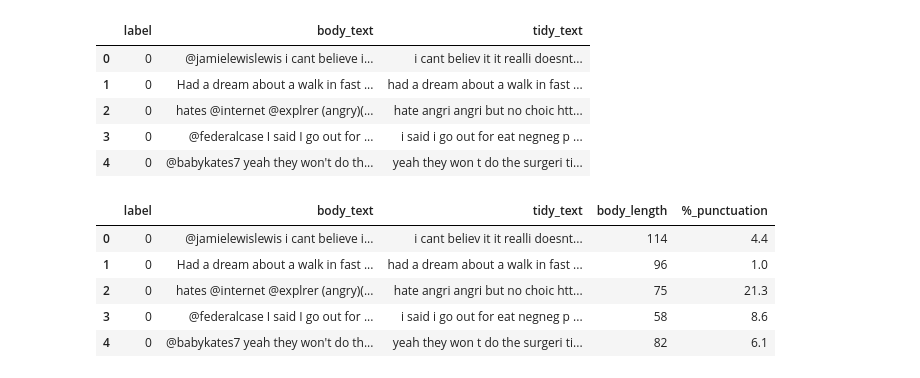
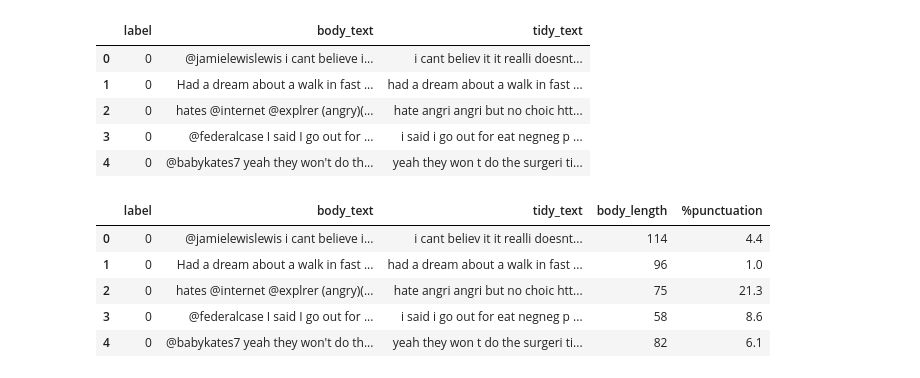
Before and after one commit to crisvarai/sentiment_analysis_deployment, a Jupyter notebook: Sentiment_Analysis_Implentation.ipynb, the cells around one changed output. Cells and saved outputs as stored; diff of their text form; code cells hidden in the pictures.

```diff
--- a/Sentiment_Analysis_Implentation.ipynb
+++ b/Sentiment_Analysis_Implentation.ipynb
@@ -127,10 +139,10 @@ def punct_count(in_text):
     return round(count/(len(in_text) - in_text.count(" ")), 3)*100
 # %%
 data['body_length'] = data['body_text'].apply(lambda x: len(x) - x.count(" "))
-data['%_punctuation'] = data['body_text'].apply(lambda x: punct_count(x))
+data['%punctuation'] = data['body_text'].apply(lambda x: punct_count(x))
 data.head()
 # %% [output]
-|  | label | body_text | tidy_text | body_length | %_punctuation |
+|  | label | body_text | tidy_text | body_length | %punctuation |
 | 0 | 0 | @jamielewislewis i cant believe i... | i cant believ it it realli doesnt... | 114 | 4.4 |
 | 1 | 0 | Had a dream about a walk in fast ... | had a dream about a walk in fast ... | 96 | 1.0 |
 | 2 | 0 | hates @internet @explrer (angry)(... | hate angri angri but no choic htt... | 75 | 21.3 |
```
Also changed, not shown: parts of 29 cells of this notebook.
